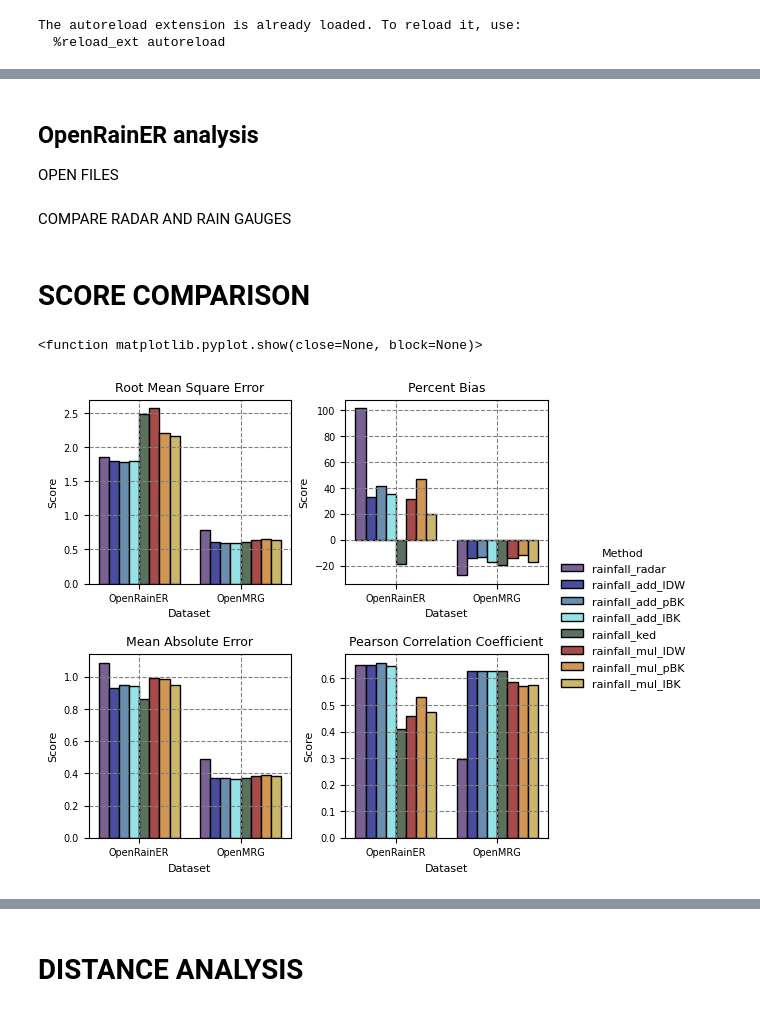
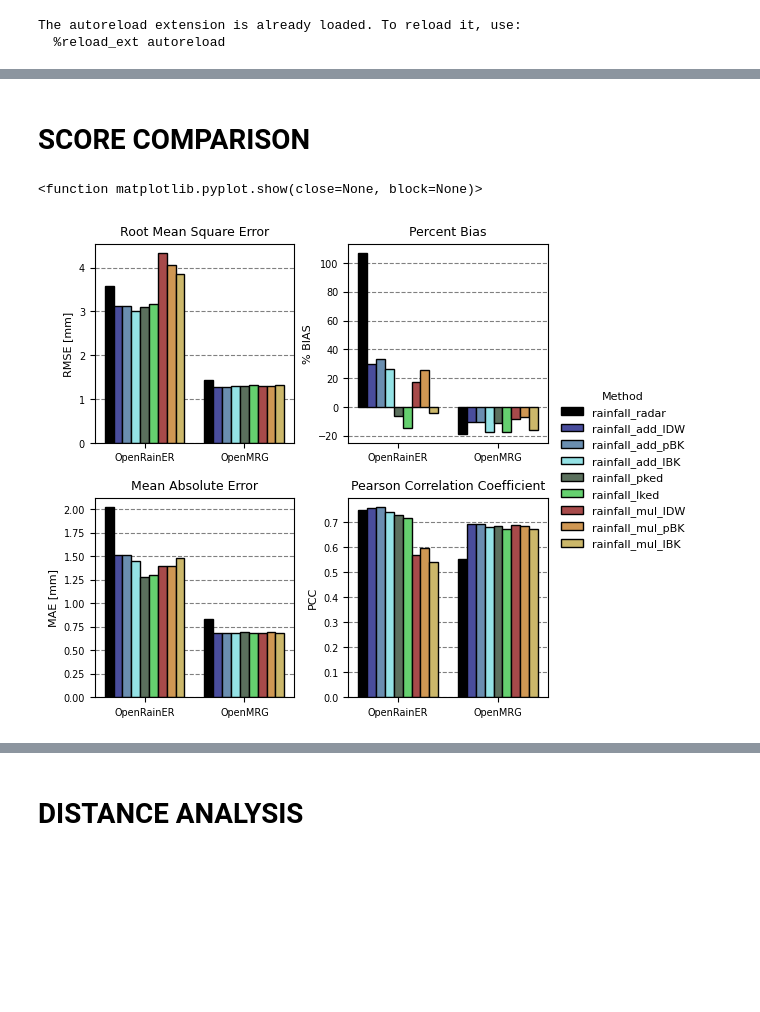
Before and after one commit to OpenSenseAction/radar_adjustment_intercomparison, a Jupyter notebook: 5_paper_images.ipynb, the cells around one changed output, grey strips where cells are left out. Saved outputs shown, nothing was run; the diff lists cells and outputs as text; code cells hidden in the pictures; blank space fills up the shorter version.

```diff
--- a/5_paper_images.ipynb
+++ b/5_paper_images.ipynb
@@ -46,3 +25,0 @@ ds_rad['rainfall_ked']=xr.open_dataset(adj_path+dataset+'_rainfall_ked.nc').rain
-# %% [markdown]
-## OpenRainER analysis
-OPEN FILES
@@ -66,2 +25,0 @@ ds_rad['rainfall_ked']=xr.open_dataset(adj_path+dataset+'_rainfall_ked.nc').rain
-# %% [markdown]
-COMPARE RADAR AND RAIN GAUGES
@@ -104,20 +45,29 @@ titles = [
     'Pearson Correlation Coefficient'
 ]
 
+axis_names = [
+    'RMSE [mm]',
+    '% BIAS',
+    'MAE [mm]',
+    'PCC'
+]
+
 # Filter methods
 methods_to_plot = [
-    'rainfall_radar', 'rainfall_add_IDW', 'rainfall_add_pBK', 'rainfall_add_lBK',
-    'rainfall_ked', 'rainfall_mul_IDW', 'rainfall_mul_pBK', 'rainfall_mul_lBK'
+    'rainfall_radar', 'rainfall_add_IDW', 'rainfall_add_pBK',
+    'rainfall_add_lBK', 'rainfall_pked', 'rainfall_lked',
+    'rainfall_mul_IDW', 'rainfall_mul_pBK', 'rainfall_mul_lBK'
 ]
 filtered_data = data[data['method'].isin(methods_to_plot)]
 
 # Custom palette
 palette = {
-    'rainfall_radar': "#7A589D",
+    'rainfall_radar': "#000000",
     'rainfall_add_IDW': "#3b41ab",
     'rainfall_add_pBK': "#5e8ebc",
     'rainfall_add_lBK': "#86eff3",
-    'rainfall_ked': "#57735a",
+    'rainfall_pked': "#57735a",
+    'rainfall_lked': "#53e261",
     'rainfall_mul_IDW': "#b73a3a",
     'rainfall_mul_pBK': "#e3993f",
     'rainfall_mul_lBK': "#dbc15a",
@@ -133,35 +83,36 @@ gs = fig.add_gridspec(
 axes = [
     fig.add_subplot(gs[0, 0]),
     fig.add_subplot(gs[0, 1]),
     fig.add_subplot(gs[1, 0]),
     fig.add_subplot(gs[1, 1])
 ]
 
 # Plot each metric
-for ax, metric, title in zip(axes, metrics, titles):
+for ax, metric, title, ax_name in zip(axes, metrics, titles, axis_names):
     sns.barplot(
         data=filtered_data,
         x='dataset', y=metric, hue='method',
         ax=ax, palette=palette, edgecolor='black'
     )
     ax.set_title(title, fontsize=9)
-    ax.set_xlabel('Dataset', fontsize=8)
-    ax.set_ylabel('Score', fontsize=8)
+    ax.set_xlabel('', fontsize=8)
+    ax.set_ylabel(ax_name, fontsize=8)
     ax.tick_params(axis='both', which='major', labelsize=7)
     ax.get_legend().remove()
-    ax.grid(linestyle='--', color='gray')
+    ax.grid(linestyle='--', color='gray', axis='y')
+    ax.set_axisbelow(True)
 
 # Single legend in the narrow third column
 handles, labels = axes[0].get_legend_handles_labels()
 legend_ax = fig.add_subplot(gs[:, 2])  # spanning both rows
 legend_ax.axis('off')  # hide axis
 legend_ax.legend(
     handles, labels, title='Method', fontsize=8, title_fontsize=8,
     loc='center', frameon=False
 )
 
 fig.savefig('metrics_plot.png', dpi=300, bbox_inches='tight')
 plt.show
 # %% [output]
 <function matplotlib.pyplot.show(close=None, block=None)>
-[figure, old version]
+[figure, new version]
```
Also changed, not shown: parts of 12 cells of this notebook, 4 other files.
